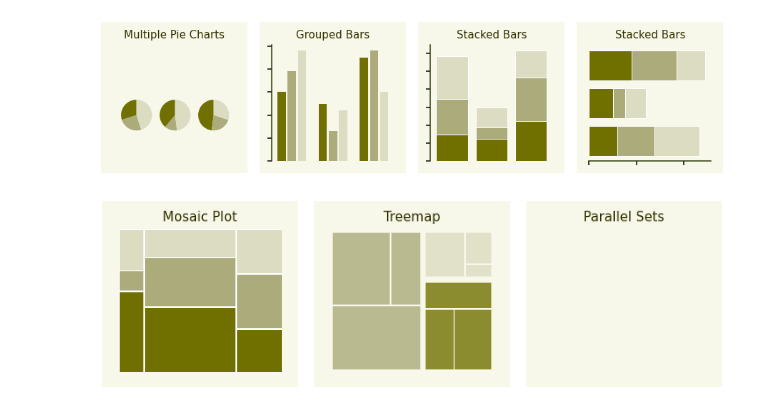
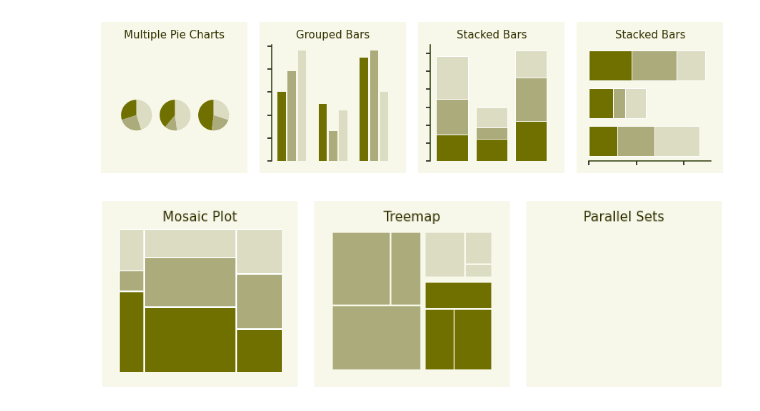
Before and after one commit to hnguyentt/dataviz-python, a Jupyter notebook: 1.From_data_to_viz/05.Directory_of_visualizations.ipynb, the cells around one changed output. Cells and saved outputs as stored; diff of their text form; code cells hidden in the pictures.

```diff
--- a/1.From_data_to_viz/05.Directory_of_visualizations.ipynb
+++ b/1.From_data_to_viz/05.Directory_of_visualizations.ipynb
@@ -522,32 +522,31 @@ props = lambda key: {'facecolor': value_colors[0] if "C" in key[1] else value_co
 mosaic(dict(zip(list(zip(df['var1'].values, df['var2'].values)), df['count'].values)),
        ax=ax,
        index=[1,0],
        axes_label=False,
        properties=props,
        labelizer=lambda key: "")
 ax.set_title('Mosaic Plot')
 
 ax = axes[1]
 
 squarify.plot(sizes=[df[df['var2']=='B']['count'].values, df[df['var2']=='C']['count'].values, df[df['var2']=='A']['count'].values],
               color=[value_colors[1]]*3 + [value_colors[0]]*3 + [value_colors[2]]*3,
               norm_x=200,
               norm_y=150,
-              alpha=0.8,
               pad=True,
               ax=ax)
 ax.set_title('Treemap')
 
 ax = axes[2]
 ax.set_title('Parallel Sets')
 
 for ax in axes:
     ax.tick_params(top=False, bottom=False, left=False, right=False, labelleft=False, labelbottom=False)
     ax.spines['bottom'].set_visible(False)
     ax.spines['left'].set_visible(False)
     rect = Rectangle((-0.1, -0.1), 1.2, 1.3, facecolor=bg_color, edgecolor="None", transform=ax.transAxes, zorder=-1)
     ax.set_xlabel('')
     ax.set_ylabel('')
     fig.patches.append(rect);
 # %% [output]
-[figure, old version]
+[figure, new version]
```
Also changed, not shown: 2 other files.
